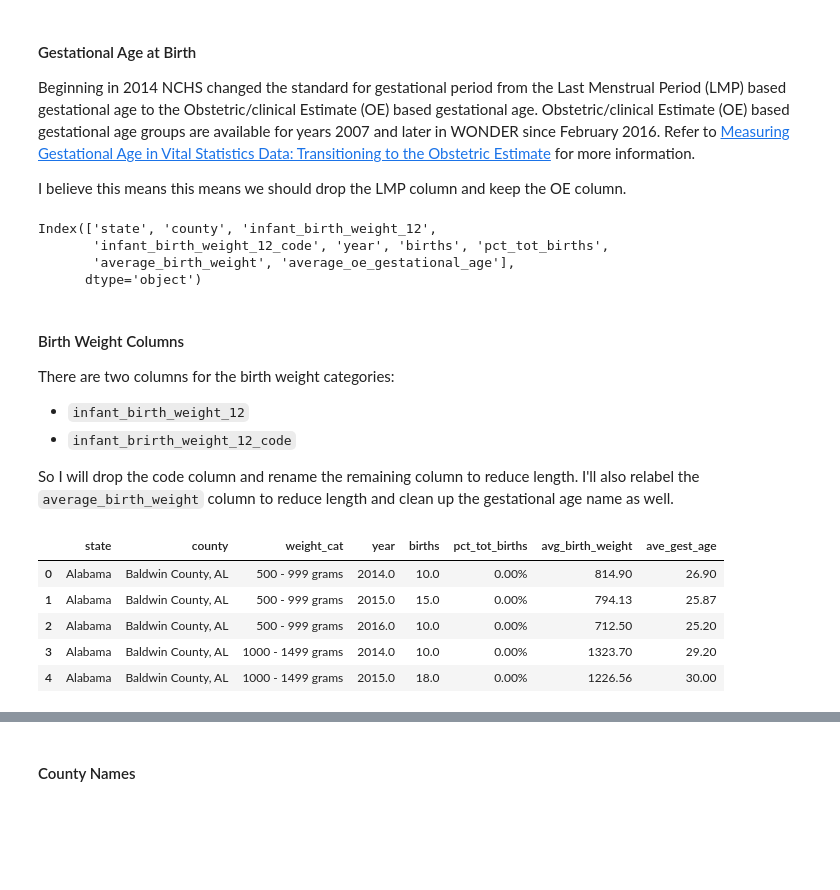
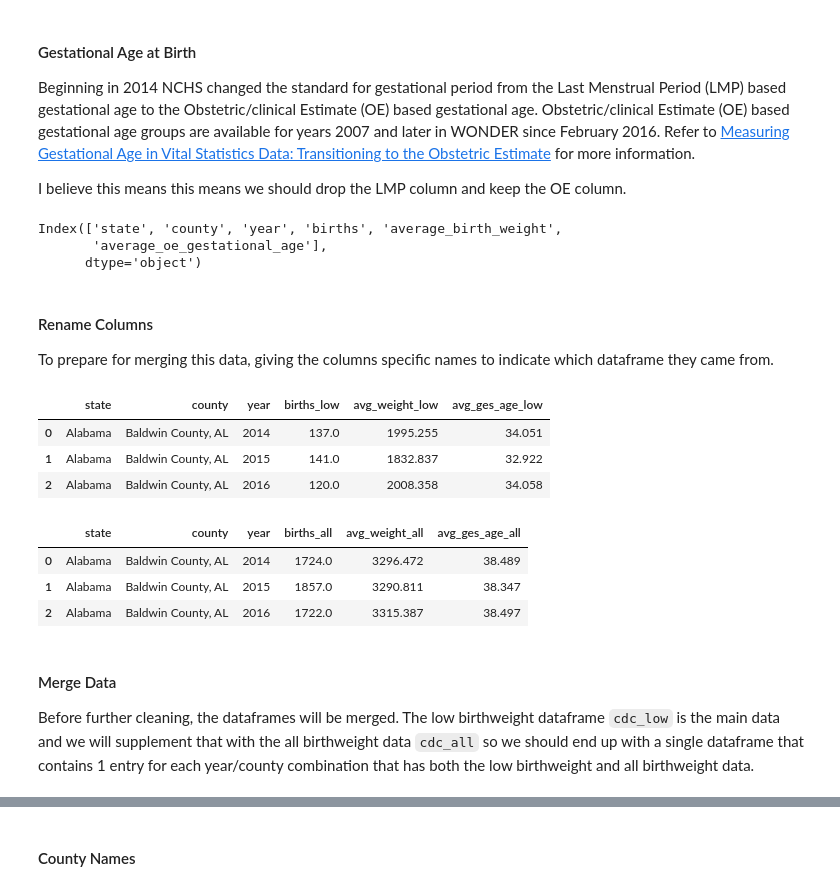
Before and after one commit to wdegraw93/low_birth_weight_vs_aqi_study, a Jupyter notebook: matt.ipynb, the cells around one changed output, grey strips where cells are left out. Drawn from its saved outputs; the diff is of its cells as text; code cells hidden in the pictures; blank space fills up the shorter version.

```diff
--- a/matt.ipynb
+++ b/matt.ipynb
@@ -255,4 +348,5 @@ True
 # %% [markdown]
 `year` and `year_code` appear to be the same.  We also don't have state or county codes in the EPA data, so dropping those as well.
 # %%
-cdc.drop(['year_code', 'county_code', 'state_code'], axis=1, inplace=True)
+cdc_low.drop(['year_code', 'county_code', 'state_code'], axis=1, inplace=True)
+cdc_all.drop(['year_code', 'county_code', 'state_code'], axis=1, inplace=True)
@@ -259 +355,4 @@ cdc.drop(['year_code', 'county_code', 'state_code'], axis=1, inplace=True)
+# %%
+cdc_low['year'] = cdc_low['year'].astype(int)
+cdc_all['year'] = cdc_all['year'].astype(int)
 # %%
@@ -270,19 +367,15 @@ Beginning in 2014 NCHS changed the standard for gestational period from the Last
 
 I believe this means this means we should drop the LMP column and keep the OE column.
 # %%
-cdc.drop(['average_lmp_gestational_age'], axis=1, inplace=True)
+cdc_low.drop(['average_lmp_gestational_age'], axis=1, inplace=True)
+cdc_all.drop(['average_lmp_gestational_age'], axis=1, inplace=True)
 # %%
-cdc.columns
+cdc_low.columns
 # %% [output]
-Index(['state', 'county', 'infant_birth_weight_12',
-       'infant_birth_weight_12_code', 'year', 'births', 'pct_tot_births',
-       'average_birth_weight', 'average_oe_gestational_age'],
+Index(['state', 'county', 'year', 'births', 'average_birth_weight',
+       'average_oe_gestational_age'],
       dtype='object')
 # %% [markdown]
-#### Birth Weight Columns
+#### Rename Columns
 
-There are two columns for the birth weight categories:
-* `infant_birth_weight_12`
-* `infant_brirth_weight_12_code`
-
-So I will drop the code column and rename the remaining column to reduce length.  I'll also relabel the `average_birth_weight` column to reduce length and clean up the gestational age name as well.
+To prepare for merging this data, giving the columns specific names to indicate which dataframe they came from.
@@ -291,15 +382,30 @@ cdc.drop(['infant_birth_weight_12_code'], axis=1, inplace=True)
 # %%
-cdc.rename(columns={
-    'infant_birth_weight_12': 'weight_cat',
-    'average_birth_weight': 'avg_birth_weight',
-    'average_oe_gestational_age': 'ave_gest_age'
+cdc_low.rename(columns={
+    'births': 'births_low',
+    'average_birth_weight': 'avg_weight_low',
+    'average_oe_gestational_age': 'avg_ges_age_low'
     }, inplace=True)
+
+cdc_all.rename(columns={
+    'births': 'births_all',
+    'average_birth_weight': 'avg_weight_all',
+    'average_oe_gestational_age': 'avg_ges_age_all'
+    }, inplace=True)
 # %%
-cdc.head()
+cdc_low.head(3)
 # %% [output]
-|  | state | county | weight_cat | year | births | pct_tot_births | avg_birth_weight | ave_gest_age |
-| 0 | Alabama | Baldwin County, AL | 500 - 999 grams | 2014.0 | 10.0 | 0.00% | 814.90 | 26.90 |
-| 1 | Alabama | Baldwin County, AL | 500 - 999 grams | 2015.0 | 15.0 | 0.00% | 794.13 | 25.87 |
-| 2 | Alabama | Baldwin County, AL | 500 - 999 grams | 2016.0 | 10.0 | 0.00% | 712.50 | 25.20 |
-| 3 | Alabama | Baldwin County, AL | 1000 - 1499 grams | 2014.0 | 10.0 | 0.00% | 1323.70 | 29.20 |
-| 4 | Alabama | Baldwin County, AL | 1000 - 1499 grams | 2015.0 | 18.0 | 0.00% | 1226.56 | 30.00 |
+|  | state | county | year | births_low | avg_weight_low | avg_ges_age_low |
+| 0 | Alabama | Baldwin County, AL | 2014 | 137.0 | 1995.255 | 34.051 |
+| 1 | Alabama | Baldwin County, AL | 2015 | 141.0 | 1832.837 | 32.922 |
+| 2 | Alabama | Baldwin County, AL | 2016 | 120.0 | 2008.358 | 34.058 |
+# %%
+cdc_all.head(3)
+# %% [output]
+|  | state | county | year | births_all | avg_weight_all | avg_ges_age_all |
+| 0 | Alabama | Baldwin County, AL | 2014 | 1724.0 | 3296.472 | 38.489 |
+| 1 | Alabama | Baldwin County, AL | 2015 | 1857.0 | 3290.811 | 38.347 |
+| 2 | Alabama | Baldwin County, AL | 2016 | 1722.0 | 3315.387 | 38.497 |
+# %% [markdown]
+#### Merge Data
+
+Before further cleaning, the dataframes will be merged.  The low birthweight dataframe `cdc_low` is the main data and we will supplement that with the all birthweight data `cdc_all` so we should end up with a single dataframe that contains 1 entry for each year/county combination that has both the low birthweight and all birthweight data.
```
Also changed, not shown: parts of 62 cells of this notebook, 2 other files.
